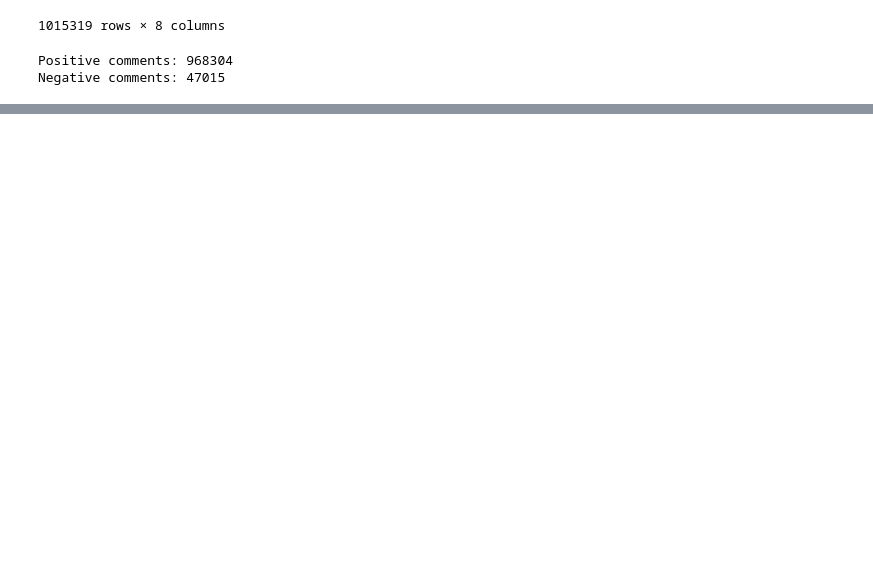
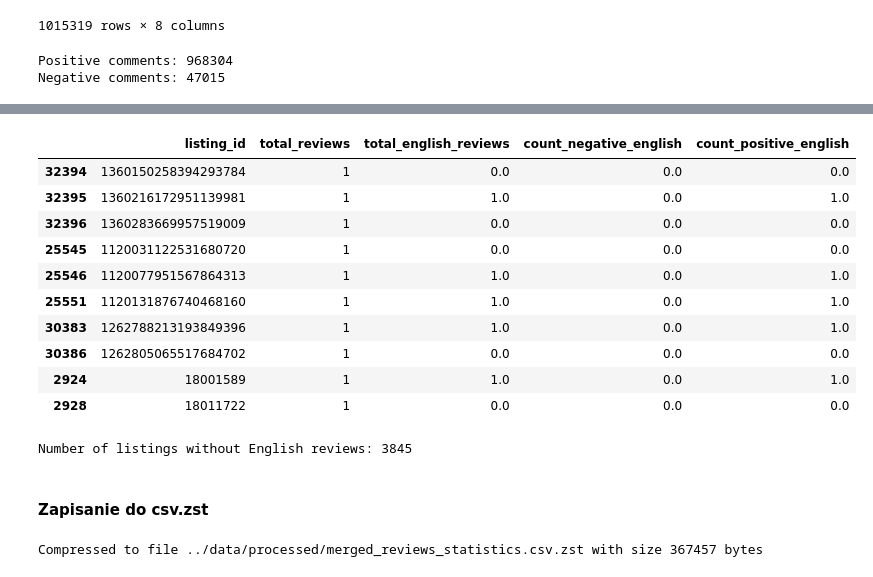
Before and after one commit to psiku/IUM-long-stay-insights, a Jupyter notebook: notebooks/sentiment_analysis.ipynb, the cells around one changed output, grey strips where cells are left out. Saved outputs shown, nothing was run; the diff lists cells and outputs as text; code cells hidden in the pictures; blank space fills up the shorter version.

```diff
--- a/notebooks/sentiment_analysis.ipynb
+++ b/notebooks/sentiment_analysis.ipynb
@@ -297,0 +364,4 @@ Name: count, dtype: int64
+# %%
+reviews_per_listing = reviews_dataframe.groupby('listing_id').size().reset_index(name='total_reviews')
+print(f"Number of listings with reviews: {len(reviews_per_listing)}")
+reviews_per_listing.head(5)
@@ -297,0 +376,4 @@ Name: count, dtype: int64
+# %%
+english_reviews_per_listing = english_reviews.groupby('listing_id').size().reset_index(name='total_english_reviews')
+print(f"Number of listings with English reviews: {len(english_reviews_per_listing)}")
+english_reviews_per_listing.head(5)
@@ -297,0 +388,9 @@ Name: count, dtype: int64
+# %%
+english_pos_neg = english_reviews.groupby(['listing_id', 'sentiment_en']).size().reset_index(name='count')
+
+reshaped = english_pos_neg.pivot(index='listing_id', columns='sentiment_en', values='count').reset_index()
+reshaped = reshaped.rename(columns={'POSITIVE': 'count_positive_english', 'NEGATIVE': 'count_negative_english'})
+reshaped.fillna(0, inplace=True)
+
+print(f"Reshaped DataFrame shape: {reshaped.shape}")
+reshaped.head(5)
@@ -297,0 +405,16 @@ Name: count, dtype: int64
+# %%
+merged_reviews_statistics = pd.merge(
+    reviews_per_listing,
+    english_reviews_per_listing,
+    on='listing_id',
+    how='left'
+)
+merged_reviews_statistics = pd.merge(
+    merged_reviews_statistics,
+    reshaped,
+    on='listing_id',
+    how='left'
+)
+merged_reviews_statistics.fillna(0, inplace=True)
+print(f"Merged DataFrame shape: {merged_reviews_statistics.shape}")
+merged_reviews_statistics.head(5)
@@ -297,0 +429,28 @@ Name: count, dtype: int64
+# %%
+merged_reviews_statistics.sort_values(by='total_reviews', ascending=True).head(10)
+# %% [output]
+|  | listing_id | total_reviews | total_english_reviews | count_negative_english | count_positive_english |
+| 32394 | 1360150258394293784 | 1 | 0.0 | 0.0 | 0.0 |
+| 32395 | 1360216172951139981 | 1 | 1.0 | 0.0 | 1.0 |
+| 32396 | 1360283669957519009 | 1 | 0.0 | 0.0 | 0.0 |
+| 25545 | 1120031122531680720 | 1 | 0.0 | 0.0 | 0.0 |
+| 25546 | 1120077951567864313 | 1 | 1.0 | 0.0 | 1.0 |
+| 25551 | 1120131876740468160 | 1 | 1.0 | 0.0 | 1.0 |
+| 30383 | 1262788213193849396 | 1 | 1.0 | 0.0 | 1.0 |
+| 30386 | 1262805065517684702 | 1 | 0.0 | 0.0 | 0.0 |
+| 2924 | 18001589 | 1 | 1.0 | 0.0 | 1.0 |
+| 2928 | 18011722 | 1 | 0.0 | 0.0 | 0.0 |
+# %%
+lisitngs_without_english_reviews = merged_reviews_statistics[merged_reviews_statistics['total_english_reviews'] == 0]
+print(f"Number of listings without English reviews: {len(lisitngs_without_english_reviews)}")
+# %% [output]
+Number of listings without English reviews: 3845
+# %% [markdown]
+#### Zapisanie do csv.zst
+# %%
+compress_dataframe_to_zst(
+    merged_reviews_statistics,
+    '../data/processed/merged_reviews_statistics.csv.zst'
+)
+# %% [output]
+Compressed to file ../data/processed/merged_reviews_statistics.csv.zst with size 367457 bytes
```
Also changed, not shown: parts of 17 cells of this notebook, 6 other files.
